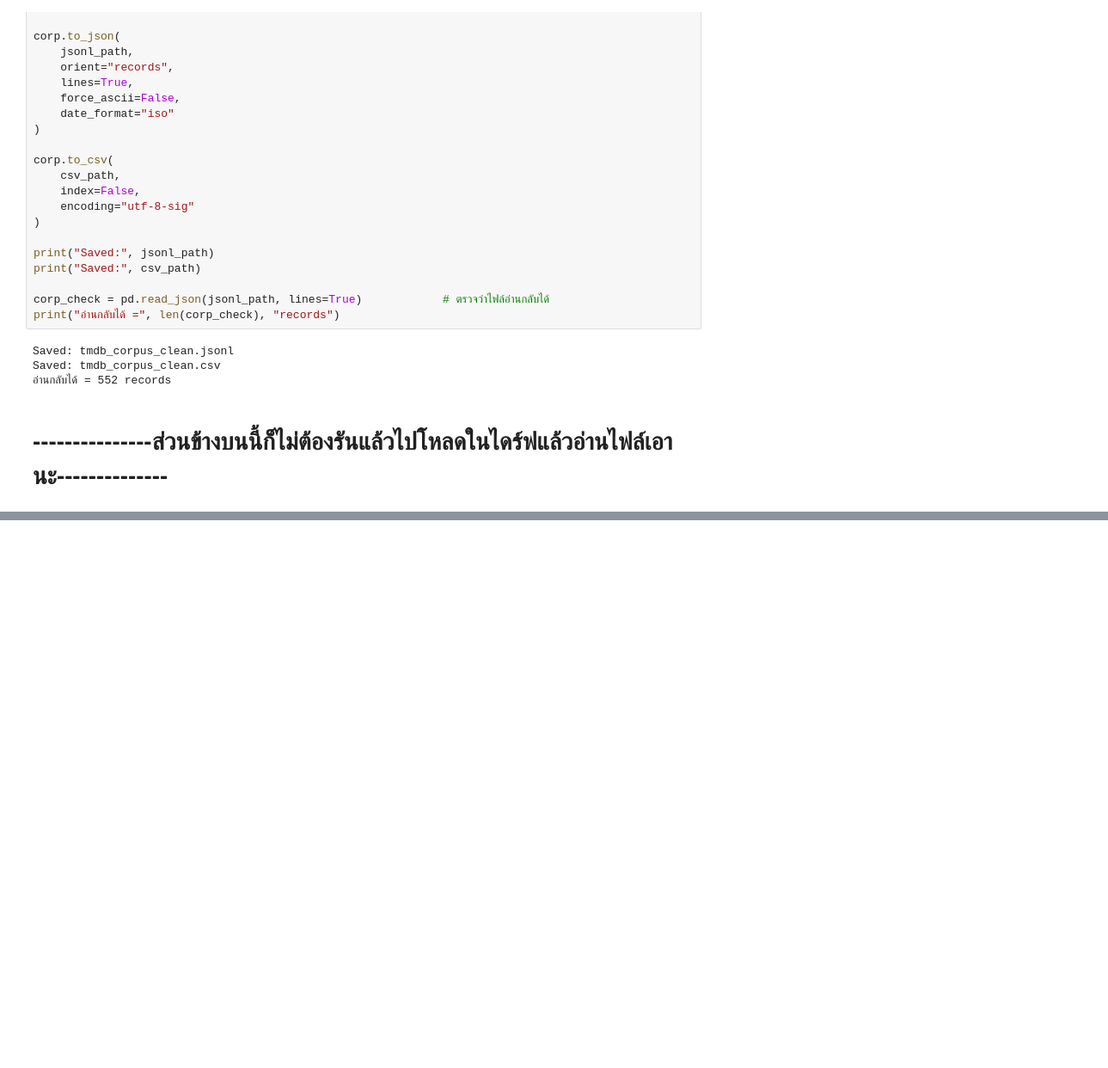
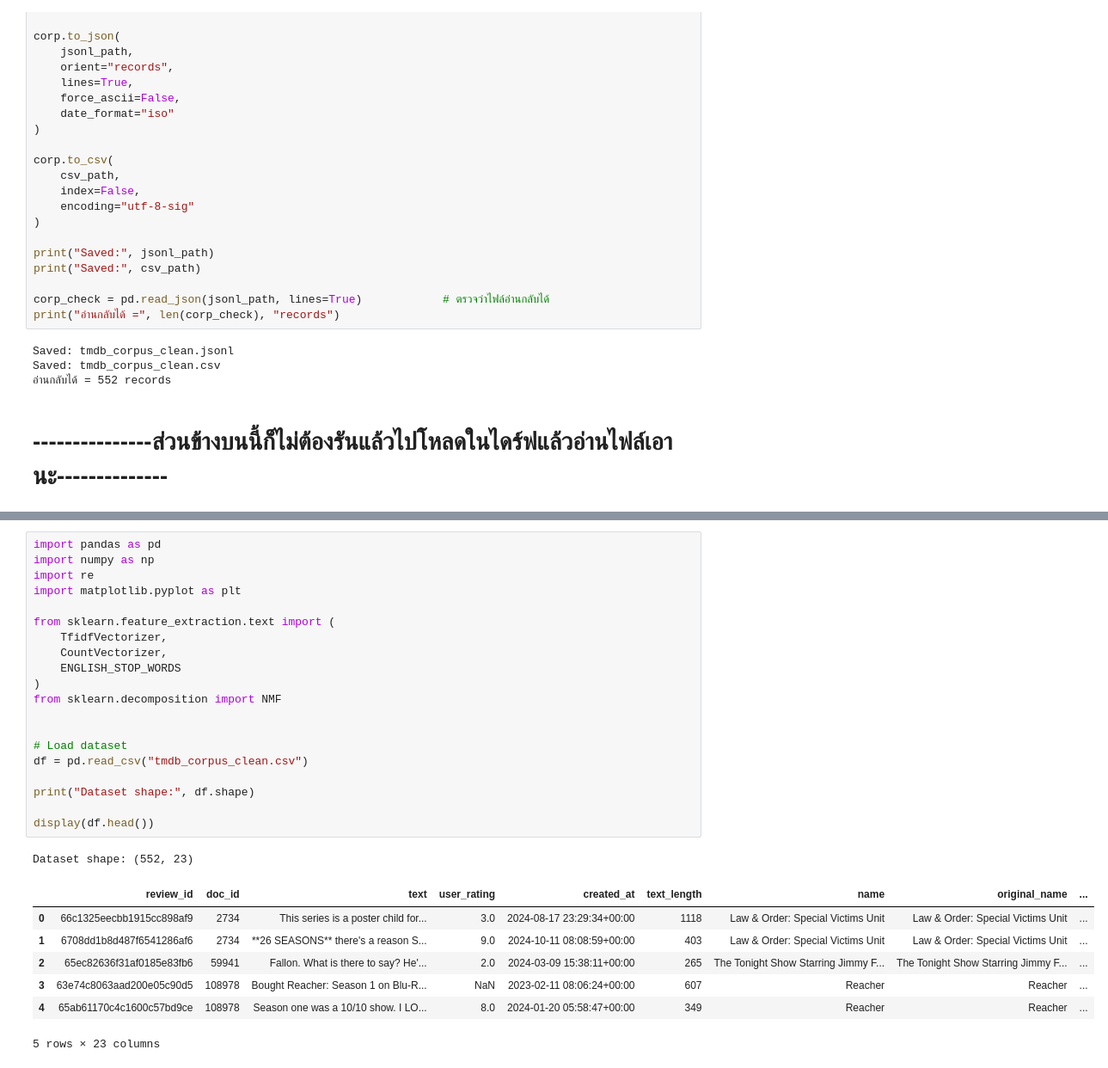
Before and after one commit to Thanaphon-673020253-2/project_bigdata, a Jupyter notebook: PART3_FINAL.ipynb, the cells around one changed output, grey strips where cells are left out. Shown at 86% size. Cells and saved outputs as stored; diff of their text form; blank space fills up the shorter version.

```diff
--- a/PART3_FINAL.ipynb
+++ b/PART3_FINAL.ipynb
@@ -539,0 +554,29 @@ Saved: tmdb_corpus_clean.csv
+# %%
+import pandas as pd
+import numpy as np
+import re
+import matplotlib.pyplot as plt
+
+from sklearn.feature_extraction.text import (
+    TfidfVectorizer,
+    CountVectorizer,
+    ENGLISH_STOP_WORDS
+)
+from sklearn.decomposition import NMF
+
+
+# Load dataset
+df = pd.read_csv("tmdb_corpus_clean.csv")
+
+print("Dataset shape:", df.shape)
+
+display(df.head())
+# %% [output]
+Dataset shape: (552, 23)
+|  | review_id | doc_id | text | user_rating | created_at | text_length | name | original_name | ... |
+| 0 | 66c1325eecbb1915cc898af9 | 2734 | This series is a poster child for... | 3.0 | 2024-08-17 23:29:34+00:00 | 1118 | Law & Order: Special Victims Unit | Law & Order: Special Victims Unit | ... |
+| 1 | 6708dd1b8d487f6541286af6 | 2734 | **26 SEASONS** there's a reason S... | 9.0 | 2024-10-11 08:08:59+00:00 | 403 | Law & Order: Special Victims Unit | Law & Order: Special Victims Unit | ... |
+| 2 | 65ec82636f31af0185e83fb6 | 59941 | Fallon. What is there to say? He'... | 2.0 | 2024-03-09 15:38:11+00:00 | 265 | The Tonight Show Starring Jimmy F... | The Tonight Show Starring Jimmy F... | ... |
+| 3 | 63e74c8063aad200e05c90d5 | 108978 | Bought Reacher: Season 1 on Blu-R... | NaN | 2023-02-11 08:06:24+00:00 | 607 | Reacher | Reacher | ... |
+| 4 | 65ab61170c4c1600c57bd9ce | 108978 | Season one was a 10/10 show. I LO... | 8.0 | 2024-01-20 05:58:47+00:00 | 349 | Reacher | Reacher | ... |
+5 rows × 23 columns
```
Also changed, not shown: parts of 3 cells of this notebook.
